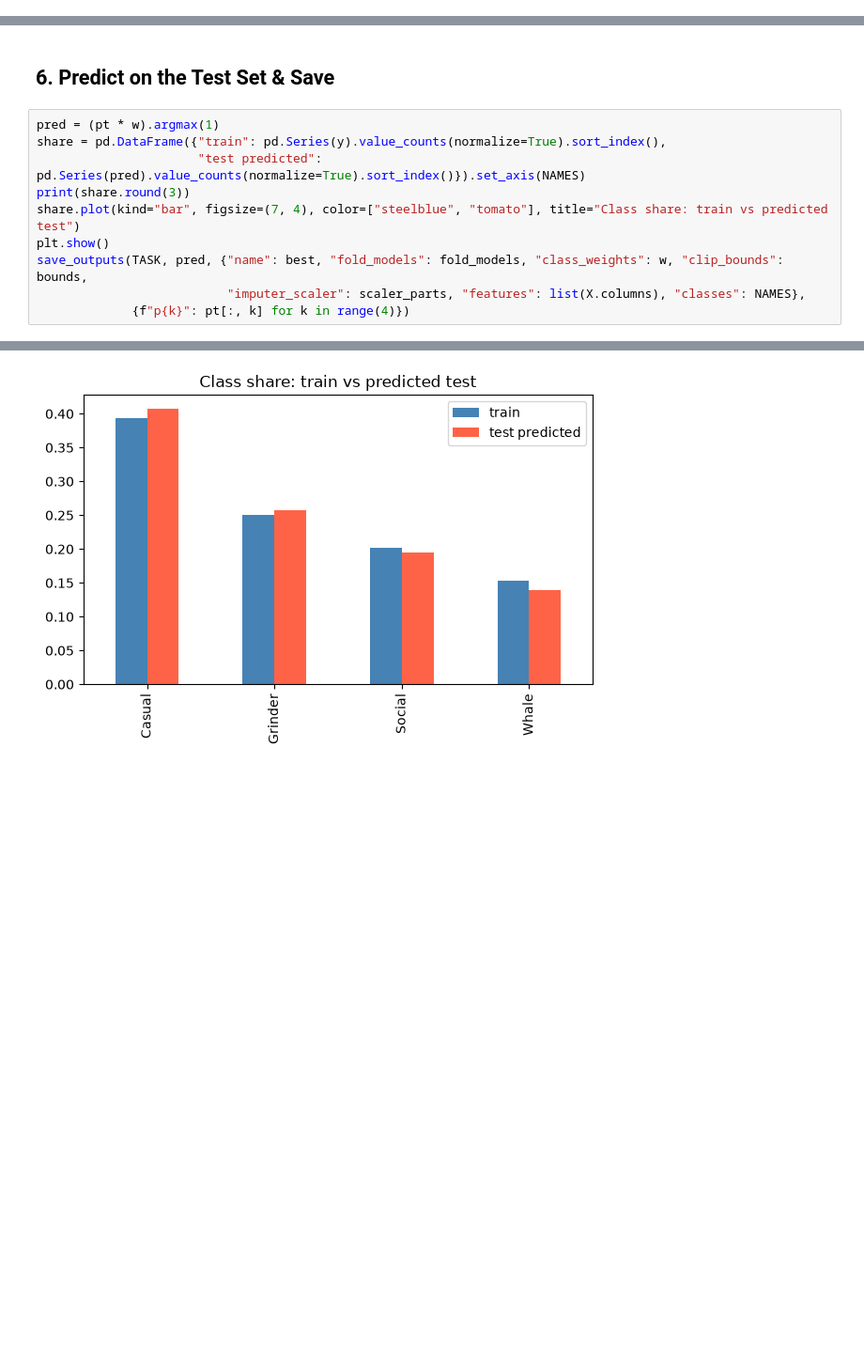
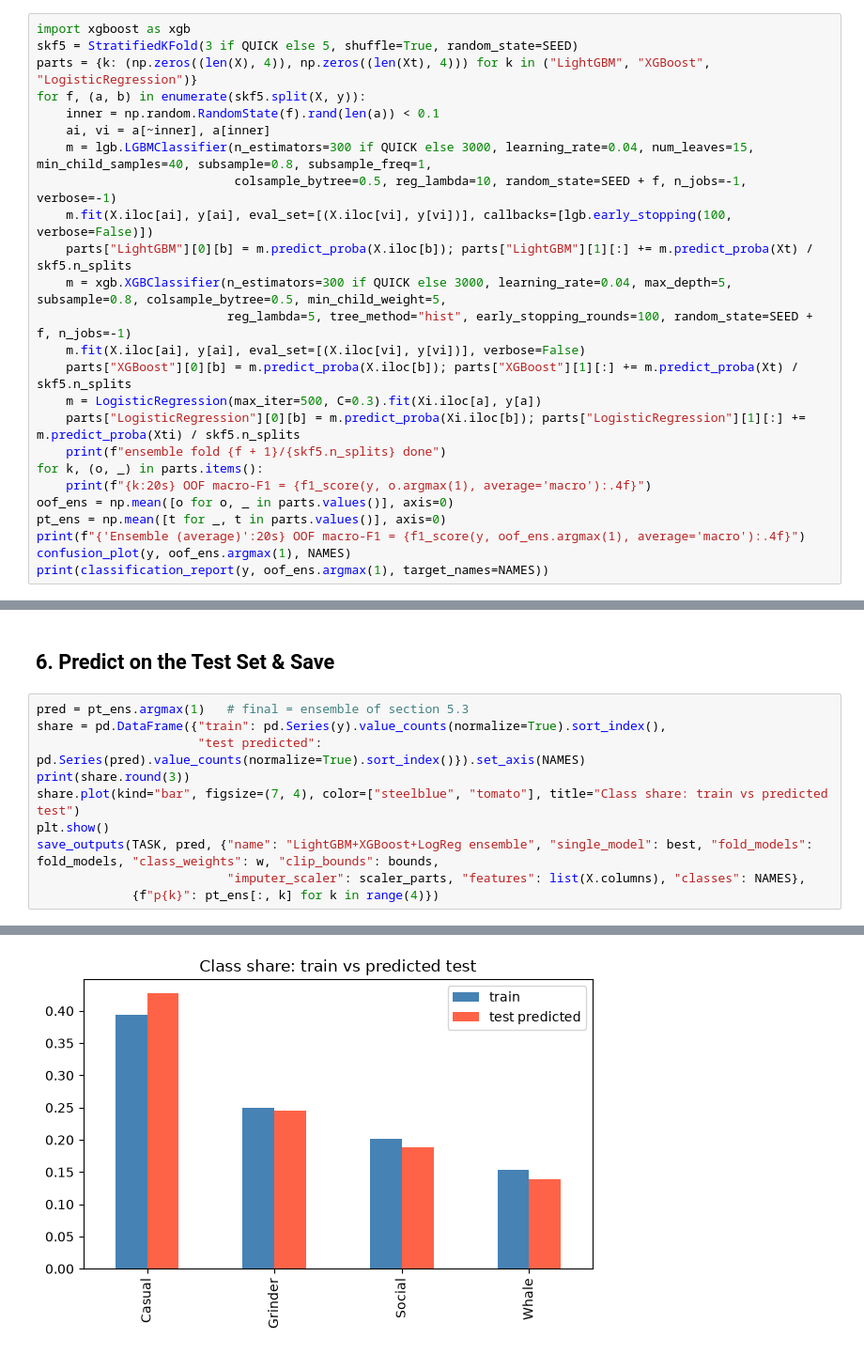
Before and after one commit to supxrpoxm/CPE342-Hackathon, a Jupyter notebook: task2/task2.ipynb, the cells around one changed output, grey strips where cells are left out. Shown at 94% size. Saved outputs shown, nothing was run; the diff lists cells and outputs as text; blank space fills up the shorter version.

Commit message:
task2, task4, task5: update notebooks, add task4_fast notebook

```diff
--- a/task2/task2.ipynb
+++ b/task2/task2.ipynb
@@ -331,0 +335,25 @@ weighted avg       0.76      0.77      0.76    104000
+# %%
+import xgboost as xgb
+skf5 = StratifiedKFold(3 if QUICK else 5, shuffle=True, random_state=SEED)
+parts = {k: (np.zeros((len(X), 4)), np.zeros((len(Xt), 4))) for k in ("LightGBM", "XGBoost", "LogisticRegression")}
+for f, (a, b) in enumerate(skf5.split(X, y)):
+    inner = np.random.RandomState(f).rand(len(a)) < 0.1
+    ai, vi = a[~inner], a[inner]
+    m = lgb.LGBMClassifier(n_estimators=300 if QUICK else 3000, learning_rate=0.04, num_leaves=15, min_child_samples=40, subsample=0.8, subsample_freq=1,
+                           colsample_bytree=0.5, reg_lambda=10, random_state=SEED + f, n_jobs=-1, verbose=-1)
+    m.fit(X.iloc[ai], y[ai], eval_set=[(X.iloc[vi], y[vi])], callbacks=[lgb.early_stopping(100, verbose=False)])
+    parts["LightGBM"][0][b] = m.predict_proba(X.iloc[b]); parts["LightGBM"][1][:] += m.predict_proba(Xt) / skf5.n_splits
+    m = xgb.XGBClassifier(n_estimators=300 if QUICK else 3000, learning_rate=0.04, max_depth=5, subsample=0.8, colsample_bytree=0.5, min_child_weight=5,
+                          reg_lambda=5, tree_method="hist", early_stopping_rounds=100, random_state=SEED + f, n_jobs=-1)
+    m.fit(X.iloc[ai], y[ai], eval_set=[(X.iloc[vi], y[vi])], verbose=False)
+    parts["XGBoost"][0][b] = m.predict_proba(X.iloc[b]); parts["XGBoost"][1][:] += m.predict_proba(Xt) / skf5.n_splits
+    m = LogisticRegression(max_iter=500, C=0.3).fit(Xi.iloc[a], y[a])
+    parts["LogisticRegression"][0][b] = m.predict_proba(Xi.iloc[b]); parts["LogisticRegression"][1][:] += m.predict_proba(Xti) / skf5.n_splits
+    print(f"ensemble fold {f + 1}/{skf5.n_splits} done")
+for k, (o, _) in parts.items():
+    print(f"{k:20s} OOF macro-F1 = {f1_score(y, o.argmax(1), average='macro'):.4f}")
+oof_ens = np.mean([o for o, _ in parts.values()], axis=0)
+pt_ens = np.mean([t for _, t in parts.values()], axis=0)
+print(f"{'Ensemble (average)':20s} OOF macro-F1 = {f1_score(y, oof_ens.argmax(1), average='macro'):.4f}")
+confusion_plot(y, oof_ens.argmax(1), NAMES)
+print(classification_report(y, oof_ens.argmax(1), target_names=NAMES))
@@ -332,14 +381,14 @@ weighted avg       0.76      0.77      0.76    104000
 # %% [markdown]
 ## 6. Predict on the Test Set & Save
 # %%
-pred = (pt * w).argmax(1)
+pred = pt_ens.argmax(1)   # final = ensemble of section 5.3
 share = pd.DataFrame({"train": pd.Series(y).value_counts(normalize=True).sort_index(),
                       "test predicted": pd.Series(pred).value_counts(normalize=True).sort_index()}).set_axis(NAMES)
 print(share.round(3))
 share.plot(kind="bar", figsize=(7, 4), color=["steelblue", "tomato"], title="Class share: train vs predicted test")
 plt.show()
-save_outputs(TASK, pred, {"name": best, "fold_models": fold_models, "class_weights": w, "clip_bounds": bounds,
+save_outputs(TASK, pred, {"name": "LightGBM+XGBoost+LogReg ensemble", "single_model": best, "fold_models": fold_models, "class_weights": w, "clip_bounds": bounds,
                           "imputer_scaler": scaler_parts, "features": list(X.columns), "classes": NAMES},
-             {f"p{k}": pt[:, k] for k in range(4)})
+             {f"p{k}": pt_ens[:, k] for k in range(4)})
 # %% [output]
          train  test predicted
@@ -350 +399 @@ Whale    0.154           0.140
-[figure, old version]
+[figure, new version]
```
Also changed, not shown: parts of 4 cells of this notebook, 2 other files.
